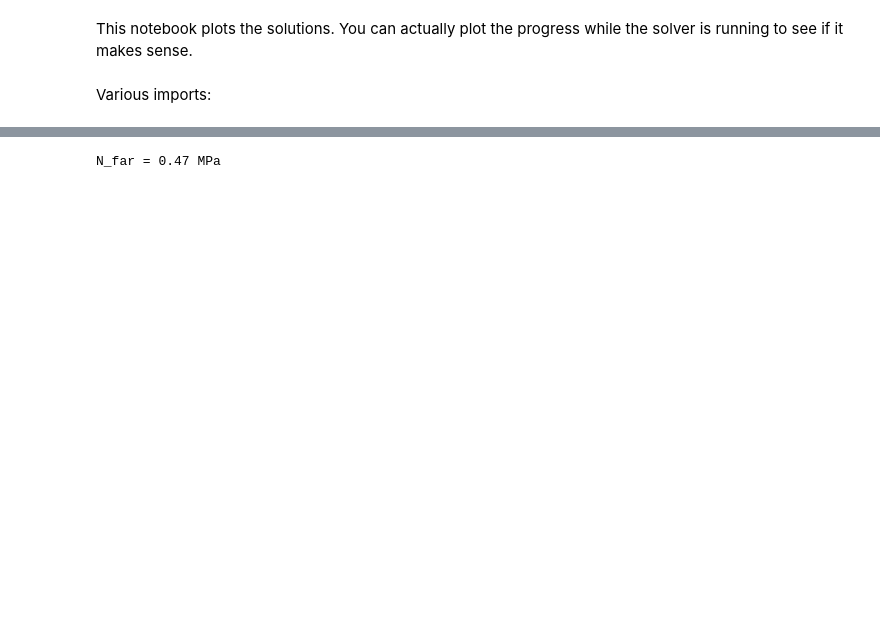
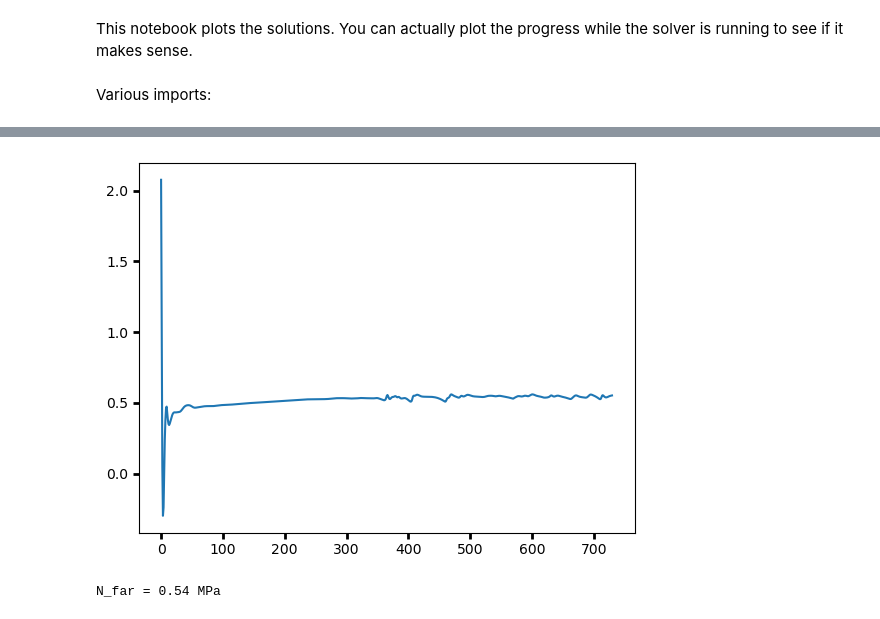
Before and after one commit to agstub/shakti-fenics, a Jupyter notebook: notebooks/plotting.ipynb, the cells around one changed output, grey strips where cells are left out. Drawn from its saved outputs; the diff is of its cells as text; code cells hidden in the pictures; blank space fills up the shorter version.

```diff
--- a/notebooks/plotting.ipynb
+++ b/notebooks/plotting.ipynb
@@ -34,13 +31,12 @@ mpl.rcParams['ytick.major.width'] = 2
 mpl.rcParams['ytick.major.size'] = 4
 # %%
 #choose which results to load
-results_name = '../results/Thw_124_reffine'
+results_name = '../results/store_spinup'
 # results_name = '../results/Thw_124_pump1fine'
 t = np.load(results_name+'/t.npy')
 nodes_x = np.load(results_name+'/nodes_x.npy')/1e3
 nodes_y = np.load(results_name+'/nodes_y.npy')/1e3
 dofmap = np.load(results_name+'/dofmap.npy')
-lake_bdry = np.load(results_name+'/lake_bdry.npy')
 triang = Triangulation(nodes_x,nodes_y,dofmap)
 
 # load results
@@ -61,10 +57,7 @@ q_m = np.sqrt(qx**2+qy**2)
 with open(results_name+"/model_config.json", "r") as f:
     model_config = json.load(f)
 
-neighbors = ['Thw_142', 'Thw_124', 'Thw_170', 'Thw_70'] #model_config['neighbors']
-lake_name = model_config['lake_name']
 outflow_on = model_config['outflow_on']
-storage_on = model_config['storage_on']
 N_bdry = model_config['N_bdry']
 x_min = model_config['x_min']/1e3
 x_max = model_config['x_max']/1e3
@@ -72,19 +65,9 @@ y_min = model_config['y_min']/1e3
 y_max = model_config['y_max']/1e3
 
 # pump site
-x_p = model_config['x_p']/1e3
-y_p = model_config['y_p']/1e3
+x_l = model_config['x_l']/1e3
+y_l = model_config['y_l']/1e3
 
-
-outline = lake_inventory.loc[lake_inventory['name']==lake_name]
-# # if we want to look at another lake,
-# # can define new lake boundary like this
-# outline_ = lake_inventory.loc[lake_inventory['name']=="Thw_124"]
-# lake_bdry_ = np.zeros(nodes_x.size)
-# for j in range(lake_bdry_.size):
-#     point = Point(nodes_x[j],nodes_y[j])
-#     lake_bdry_[j] = outline_.geometry.contains(point).iloc[0]
-# get mean of N over the lake and max of q not over the lake
 
 N_mean = np.zeros(t.size)
 j_max=0
@@ -93,11 +76,8 @@ for j in range(t.size):
 
         N_j = N[j,:]
 
-        N_mean[j] = np.mean(N_j[lake_bdry>1e-3])
+        N_mean[j] = np.mean(N_j)
 
         j_max+=1
 
 j_max -= 1
-
-# storage in the lake, assuming water density 1000 kg/m^3
-b_L = -(N_mean-N_mean[0])/(rho_w*g)
@@ -352,15 +240,21 @@ saved image 1 out of 1
+# %%
+plt.plot(N_mean/1e6)
+plt.show()
+plt.close()
+# %% [output]
+[figure, added]
 # %%
 # check value of far-field effective pressure if simulation runs
 # for longer than a year... is similar to outlet b.c. value?
 outflow_inds = np.ones(N_i.size)
 outflow_inds[outflow_dofs]=0
-time_frame = 365
+time_frame = 50
 if j_max > time_frame:
     N_far = np.zeros(time_frame)
 
     for j in range(time_frame):
         N_j = N[j+j_max-time_frame,:]
-        N_far[j] = np.mean(N_j[(lake_bdry<1e-2)&(outflow_inds>1e-8)])
+        N_far[j] = np.mean(N_j[(outflow_inds>1e-8)])
     print(f'N_far = {N_far.mean()/1e6:.2f} MPa')
 # %% [output]
-N_far = 0.47 MPa
+N_far = 0.54 MPa
```
Also changed, not shown: parts of 7 cells of this notebook, 6 other files.
